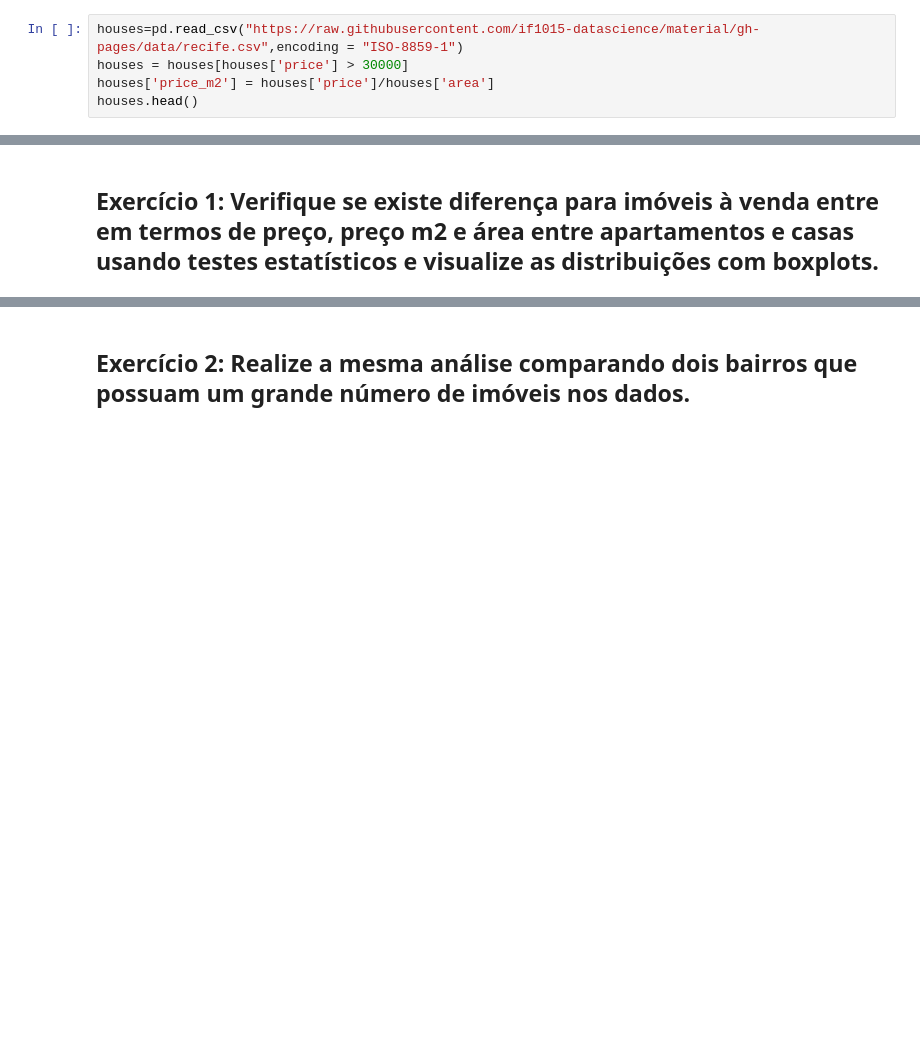
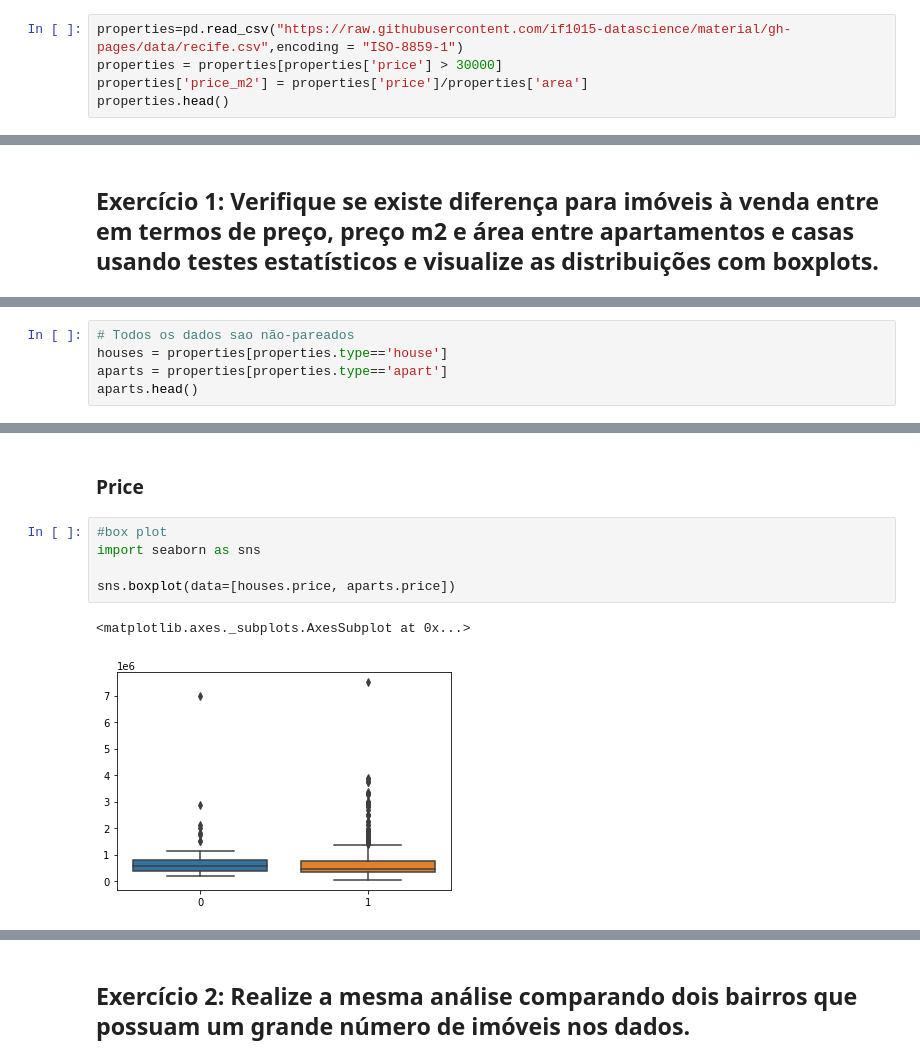
Before and after one commit to Valgueiro/dataScience_exercises, a Jupyter notebook: teste_hipotese.ipynb, the cells around one changed output, grey strips where cells are left out. Cells and saved outputs as stored; diff of their text form; blank space fills up the shorter version.

```diff
--- a/teste_hipotese.ipynb
+++ b/teste_hipotese.ipynb
@@ -46,5 +100,5 @@ sns.boxplot(data=[data1, data2])
 # %%
-houses=pd.read_csv("https://raw.githubusercontent.com/if1015-datascience/material/gh-pages/data/recife.csv",encoding = "ISO-8859-1")
-houses = houses[houses['price'] > 30000]
-houses['price_m2'] = houses['price']/houses['area']
-houses.head()
+properties=pd.read_csv("https://raw.githubusercontent.com/if1015-datascience/material/gh-pages/data/recife.csv",encoding = "ISO-8859-1")
+properties = properties[properties['price'] > 30000]
+properties['price_m2'] = properties['price']/properties['area']
+properties.head()
@@ -56,0 +114,5 @@ hi
+# %%
+# Todos os dados sao não-pareados
+houses = properties[properties.type=='house']
+aparts = properties[properties.type=='apart']
+aparts.head()
@@ -56,0 +126,10 @@ hi
+# %% [markdown]
+### Price
+# %%
+#box plot
+import seaborn as sns
+
+sns.boxplot(data=[houses.price, aparts.price])
+# %% [output]
+<matplotlib.axes._subplots.AxesSubplot at 0x...>
+[figure, added]
```
Also changed, not shown: parts of 34 cells of this notebook.
